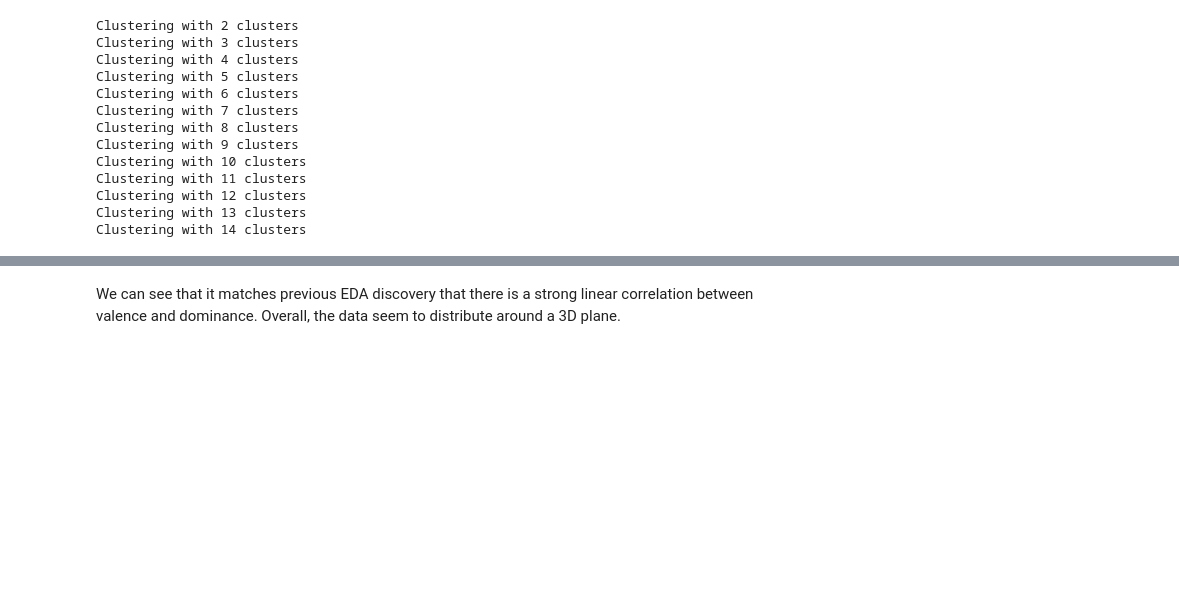
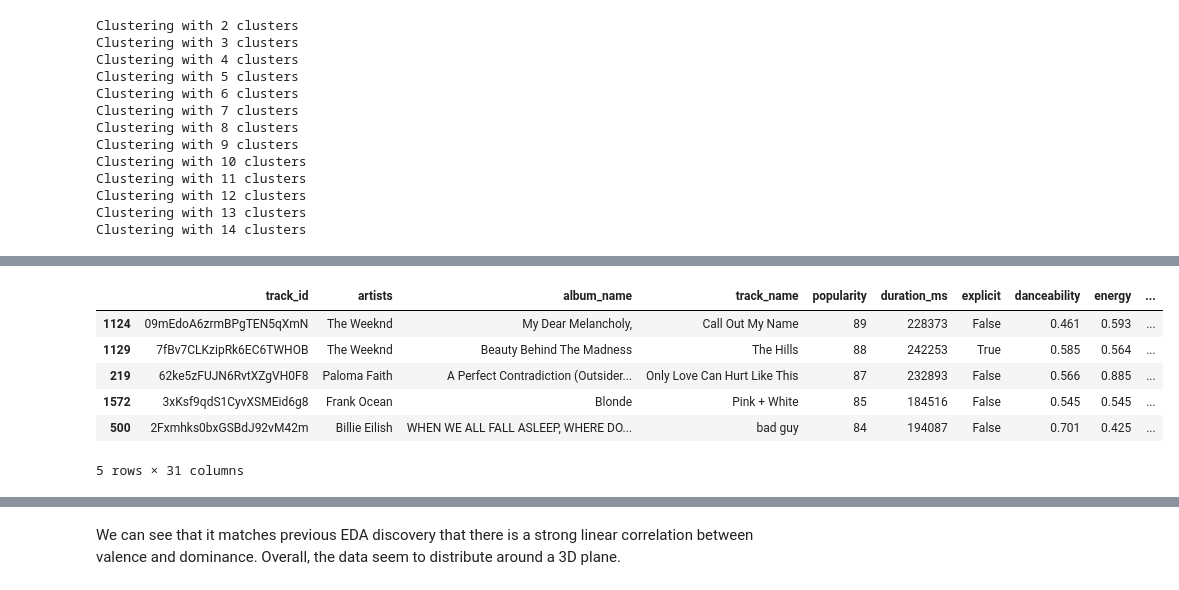
Before and after one commit to Speeb04/JSC270-Final-Project, a Jupyter notebook: final_modelling.ipynb, the cells around one changed output, grey strips where cells are left out. Drawn from its saved outputs; the diff is of its cells as text; code cells hidden in the pictures; blank space fills up the shorter version.

```diff
--- a/final_modelling.ipynb
+++ b/final_modelling.ipynb
@@ -121,0 +134,11 @@ fig.show()
+# %%
+df[kmeans_labels[4] == 1].sort_values('popularity', ascending=False).head()
+# Serenity
+# %% [output]
+|  | track_id | artists | album_name | track_name | popularity | duration_ms | explicit | danceability | energy | ... |
+| 1124 | 09mEdoA6zrmBPgTEN5qXmN | The Weeknd | My Dear Melancholy, | Call Out My Name | 89 | 228373 | False | 0.461 | 0.593 | ... |
+| 1129 | 7fBv7CLKzipRk6EC6TWHOB | The Weeknd | Beauty Behind The Madness | The Hills | 88 | 242253 | True | 0.585 | 0.564 | ... |
+| 219 | 62ke5zFUJN6RvtXZgVH0F8 | Paloma Faith | A Perfect Contradiction (Outsider... | Only Love Can Hurt Like This | 87 | 232893 | False | 0.566 | 0.885 | ... |
+| 1572 | 3xKsf9qdS1CyvXSMEid6g8 | Frank Ocean | Blonde | Pink + White | 85 | 184516 | False | 0.545 | 0.545 | ... |
+| 500 | 2Fxmhks0bxGSBdJ92vM42m | Billie Eilish | WHEN WE ALL FALL ASLEEP, WHERE DO... | bad guy | 84 | 194087 | False | 0.701 | 0.425 | ... |
+5 rows × 31 columns
```
Also changed, not shown: parts of 22 cells of this notebook.
